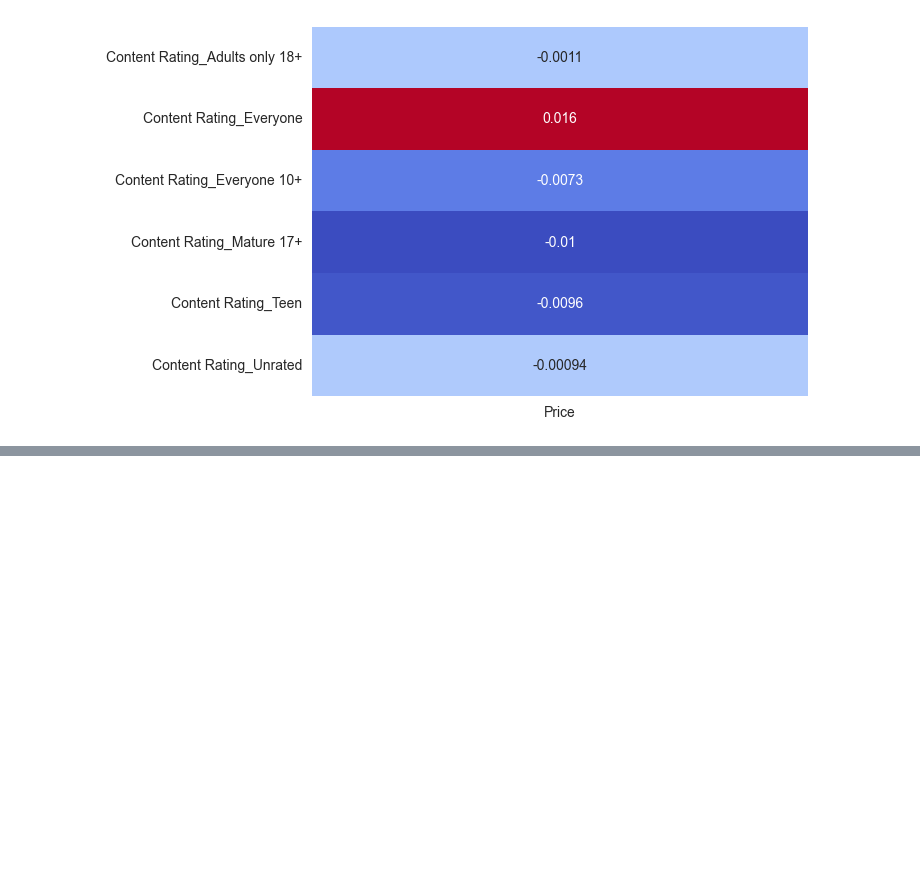
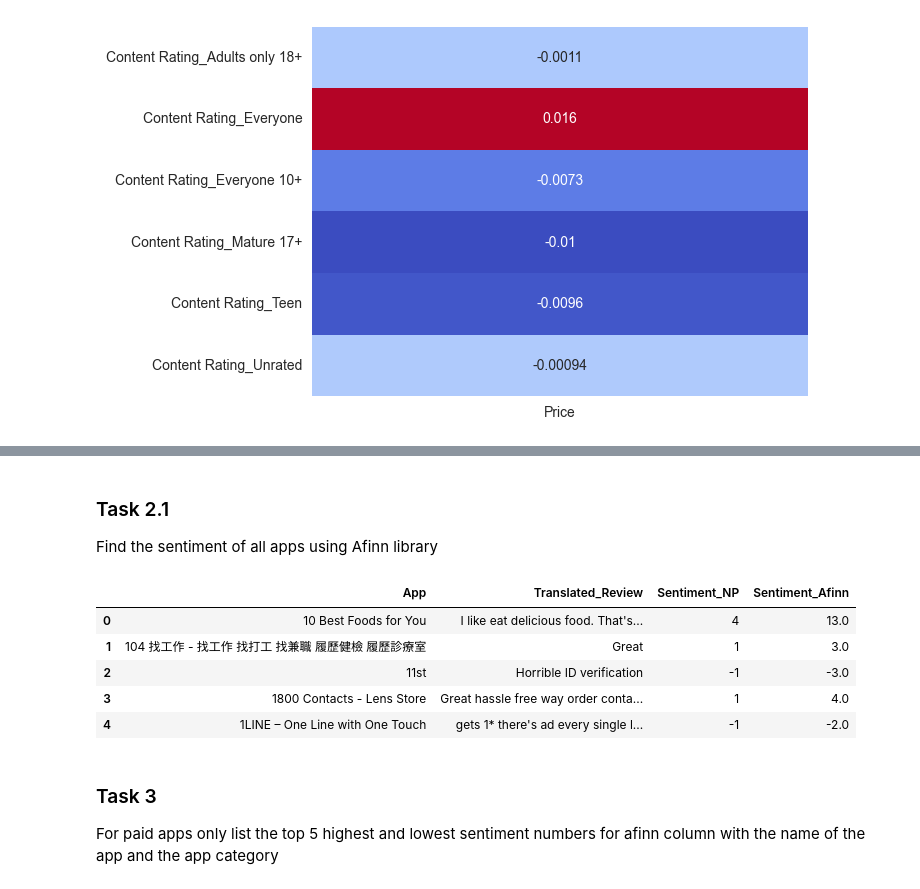
Before and after one commit to bahaozsahin/Develhope_Project-2_team-3, a Jupyter notebook: week4/week4_Baha.ipynb, the cells around one changed output, grey strips where cells are left out. Cells and saved outputs as stored; diff of their text form; code cells hidden in the pictures; blank space fills up the shorter version.

```diff
--- a/week4/week4_Baha.ipynb
+++ b/week4/week4_Baha.ipynb
@@ -45,0 +49,6 @@ sns.heatmap(corr_matrix, cmap='coolwarm', annot=True, cbar=False,
+# %%
+neg = list(pd.read_excel('data/n.xlsx', header= None)[0])
+pos = list(pd.read_excel('data/p.xlsx',header= None)[0])
+reviews = pd.read_csv('../week2/cleaned_playstore_reviews.csv', index_col=0)
+# %%
+reviews.drop(columns=['Sentiment', 'Sentiment_Polarity', 'Sentiment_Subjectivity'], inplace=True)
@@ -45,0 +64,21 @@ sns.heatmap(corr_matrix, cmap='coolwarm', annot=True, cbar=False,
+# %%
+import string
+sentiment_scores = []
+
+for comment in reviews['Translated_Review']:
+    score = 0
+
+    comment = comment.translate(str.maketrans('', '', string.punctuation)).lower()
+
+    words = comment.split()
+    for word in words:
+            if word in pos:
+                  score += 1
+            if word in neg:
+                  score -= 1
+            else:
+                  continue
+
+    sentiment_scores.append(score)
+
+reviews['Sentiment_NP'] = sentiment_scores
@@ -45,0 +94,31 @@ sns.heatmap(corr_matrix, cmap='coolwarm', annot=True, cbar=False,
+# %% [markdown]
+### Task 2.1
+Find the sentiment of all apps using Afinn library
+# %%
+from afinn import Afinn
+
+afinn = Afinn()
+sentiment_scores = []
+
+for comment in reviews['Translated_Review']:
+    score = 0
+
+    comment = comment.translate(str.maketrans('', '', string.punctuation)).lower()
+
+    score = afinn.score(comment)
+
+    sentiment_scores.append(score)
+
+reviews['Sentiment_Afinn'] = sentiment_scores
+# %%
+reviews.head()
+# %% [output]
+|  | App | Translated_Review | Sentiment_NP | Sentiment_Afinn |
+| 0 | 10 Best Foods for You | I like eat delicious food. That's... | 4 | 13.0 |
+| 1 | 104 找工作 - 找工作 找打工 找兼職 履歷健檢 履歷診療室 | Great | 1 | 3.0 |
+| 2 | 11st | Horrible ID verification | -1 | -3.0 |
+| 3 | 1800 Contacts - Lens Store | Great hassle free way order conta... | 1 | 4.0 |
+| 4 | 1LINE – One Line with One Touch | gets 1* there's ad every single l... | -1 | -2.0 |
+# %% [markdown]
+### Task 3
+For paid apps only list the top 5 highest and lowest sentiment numbers for afinn column with the name of the app and the app category
```
Also changed, not shown: parts of 4 cells of this notebook.
